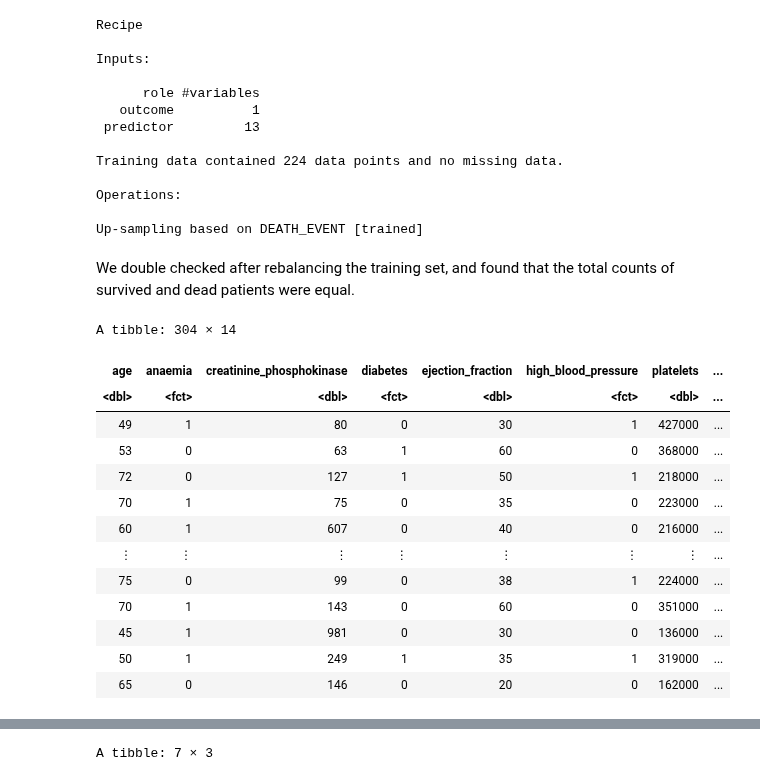
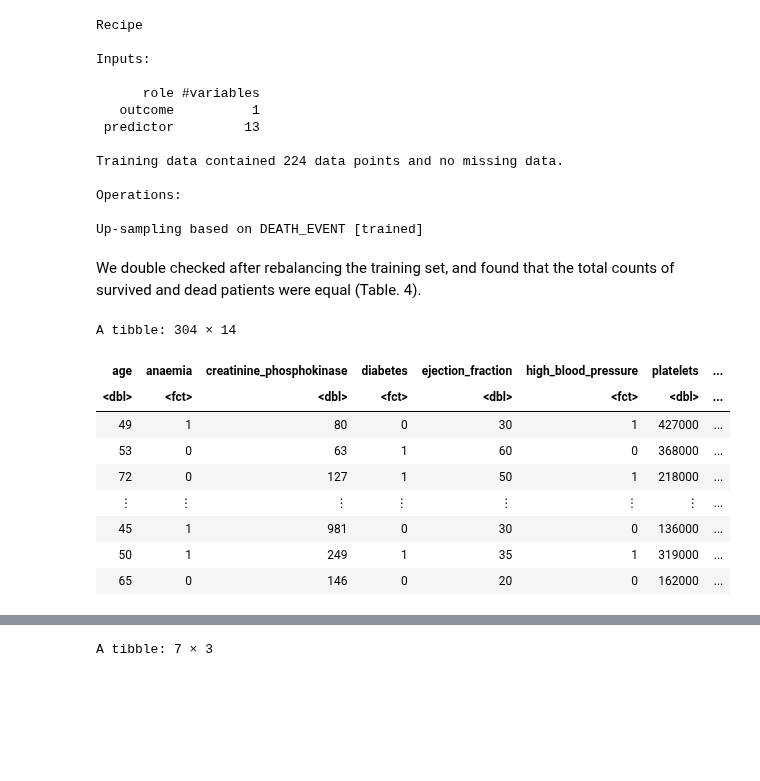
Before and after one commit to ShiyuDeng-Simon/group_project, a Jupyter notebook: Proposal.ipynb, the cells around one changed output, grey strips where cells are left out. Saved outputs shown, nothing was run; the diff lists cells and outputs as text; code cells hidden in the pictures; blank space fills up the shorter version.

```diff
--- a/Proposal.ipynb
+++ b/Proposal.ipynb
@@ -417,22 +444,20 @@ Operations:
 
 Up-sampling based on DEATH_EVENT [trained]
 # %% [markdown]
-We double checked after rebalancing the training set, and found that the total counts of survived and dead patients were equal.
+We double checked after rebalancing the training set, and found that the total counts of survived and dead patients were equal (Table. 4).
 # %%
+options(repr.matrix.max.rows = 6)
+set.seed(42)
 balanced_data <- ups_recipe |> bake(training_data)
 balanced_data
 # %% [output]
 A tibble: 304 × 14
 | age | anaemia | creatinine_phosphokinase | diabetes | ejection_fraction | high_blood_pressure | platelets | ... |
 | <dbl> | <fct> | <dbl> | <fct> | <dbl> | <fct> | <dbl> | ... |
 | 49 | 1 | 80 | 0 | 30 | 1 | 427000 | ... |
 | 53 | 0 | 63 | 1 | 60 | 0 | 368000 | ... |
 | 72 | 0 | 127 | 1 | 50 | 1 | 218000 | ... |
-| 70 | 1 | 75 | 0 | 35 | 0 | 223000 | ... |
-| 60 | 1 | 607 | 0 | 40 | 0 | 216000 | ... |
 | ⋮ | ⋮ | ⋮ | ⋮ | ⋮ | ⋮ | ⋮ | ... |
-| 75 | 0 | 99 | 0 | 38 | 1 | 224000 | ... |
-| 70 | 1 | 143 | 0 | 60 | 0 | 351000 | ... |
 | 45 | 1 | 981 | 0 | 30 | 0 | 136000 | ... |
 | 50 | 1 | 249 | 1 | 35 | 1 | 319000 | ... |
 | 65 | 0 | 146 | 0 | 20 | 0 | 162000 | ... |
```
Also changed, not shown: parts of 34 cells of this notebook.
